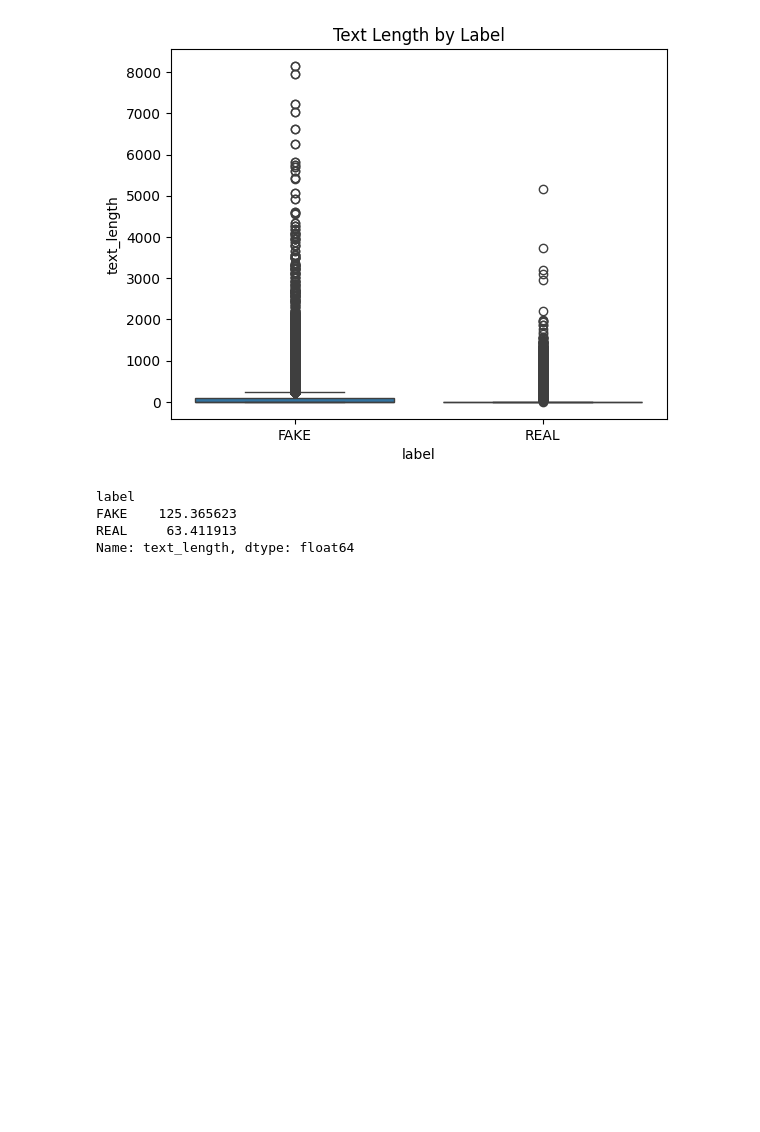
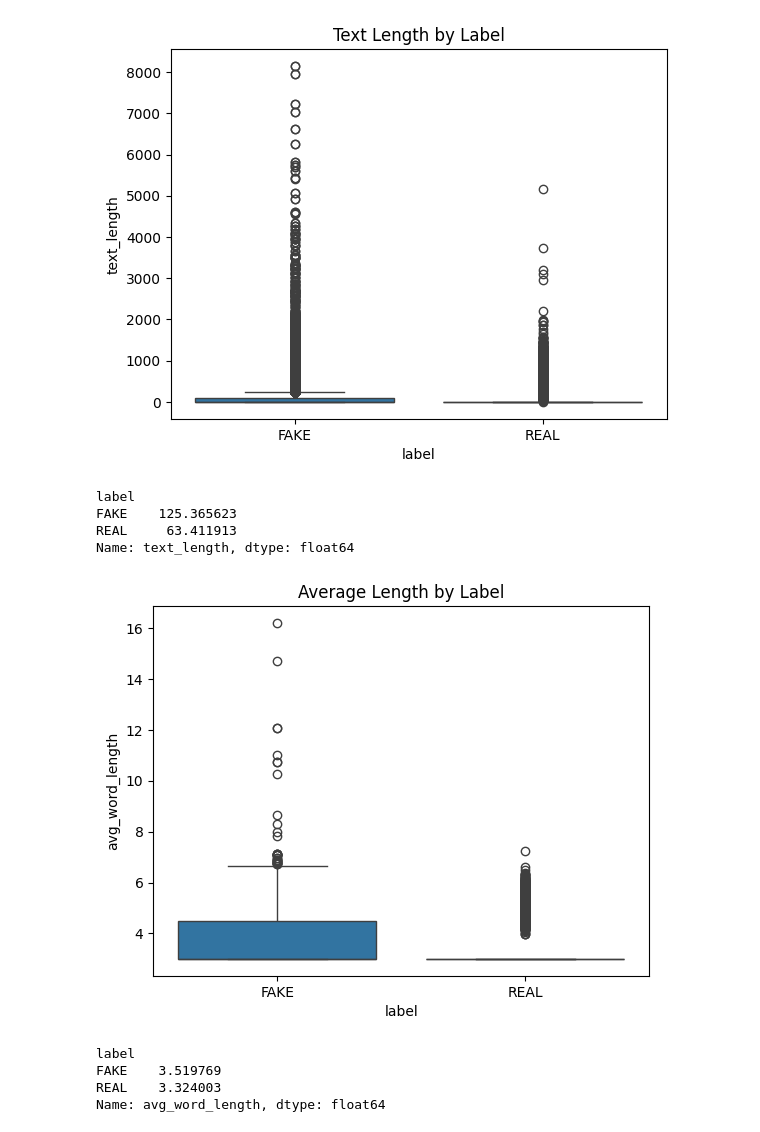
Before and after one commit to naheelkk/Factify, a Jupyter notebook: notebooks/01_data_exploration.ipynb, the cells around one changed output. Cells and saved outputs as stored; diff of their text form; code cells hidden in the pictures; blank space fills up the shorter version.

Commit message:
EDA: avg word length

```diff
--- a/notebooks/01_data_exploration.ipynb
+++ b/notebooks/01_data_exploration.ipynb
@@ -255,6 +255,16 @@ Name: text_length, dtype: float64
 # %%
 df['avg_word_length'] = df['text'].astype(str).apply(
     lambda x: sum(len(word) for word in x.split())/len(x.split())
 )
 
-sns.boxplot(x='label')
+sns.boxplot(x='label',y='avg_word_length',data=df)
+plt.title("Average Length by Label")
+plt.show()
+
+print(df.groupby('label')['avg_word_length'].mean())
+# %% [output]
+[figure, added]
+label
+FAKE    3.519769
+REAL    3.324003
+Name: avg_word_length, dtype: float64
```
